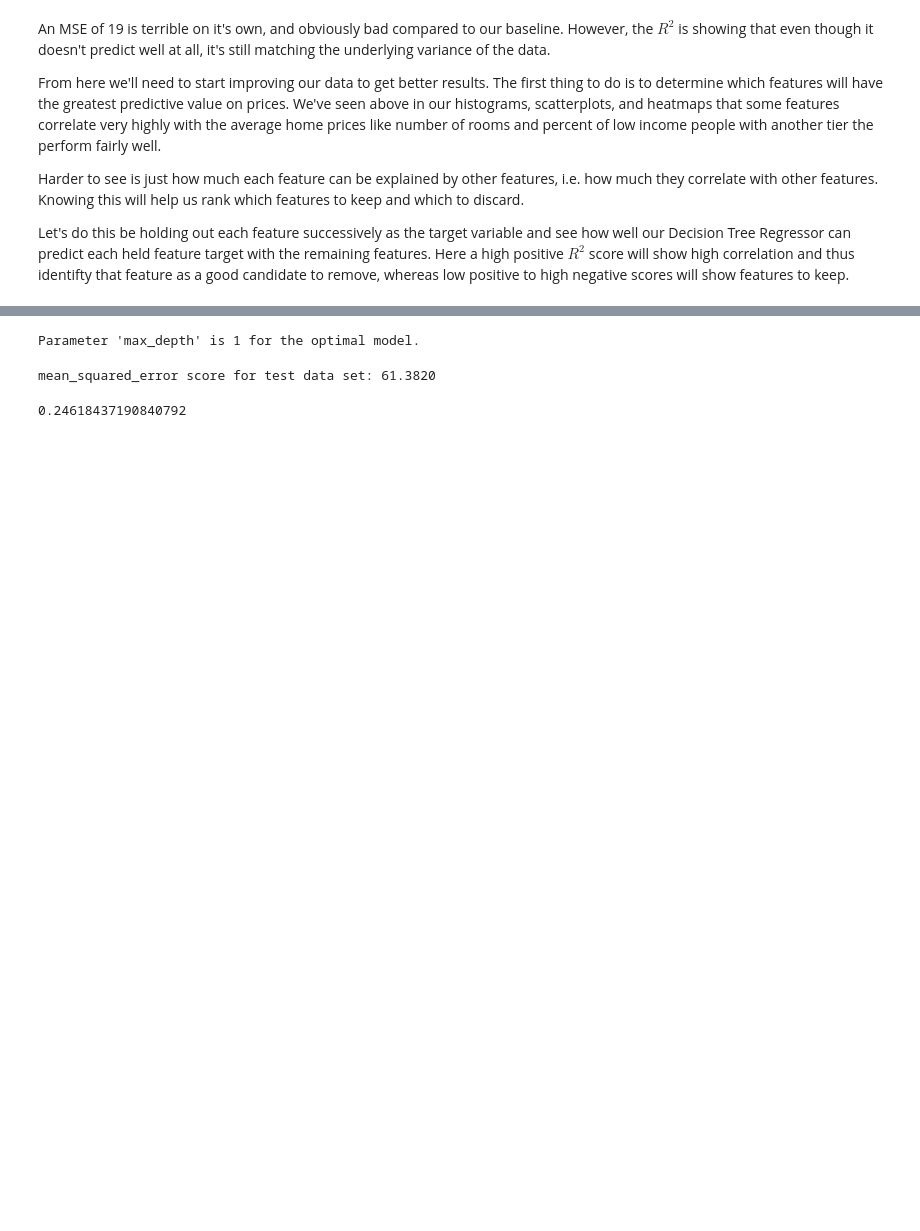
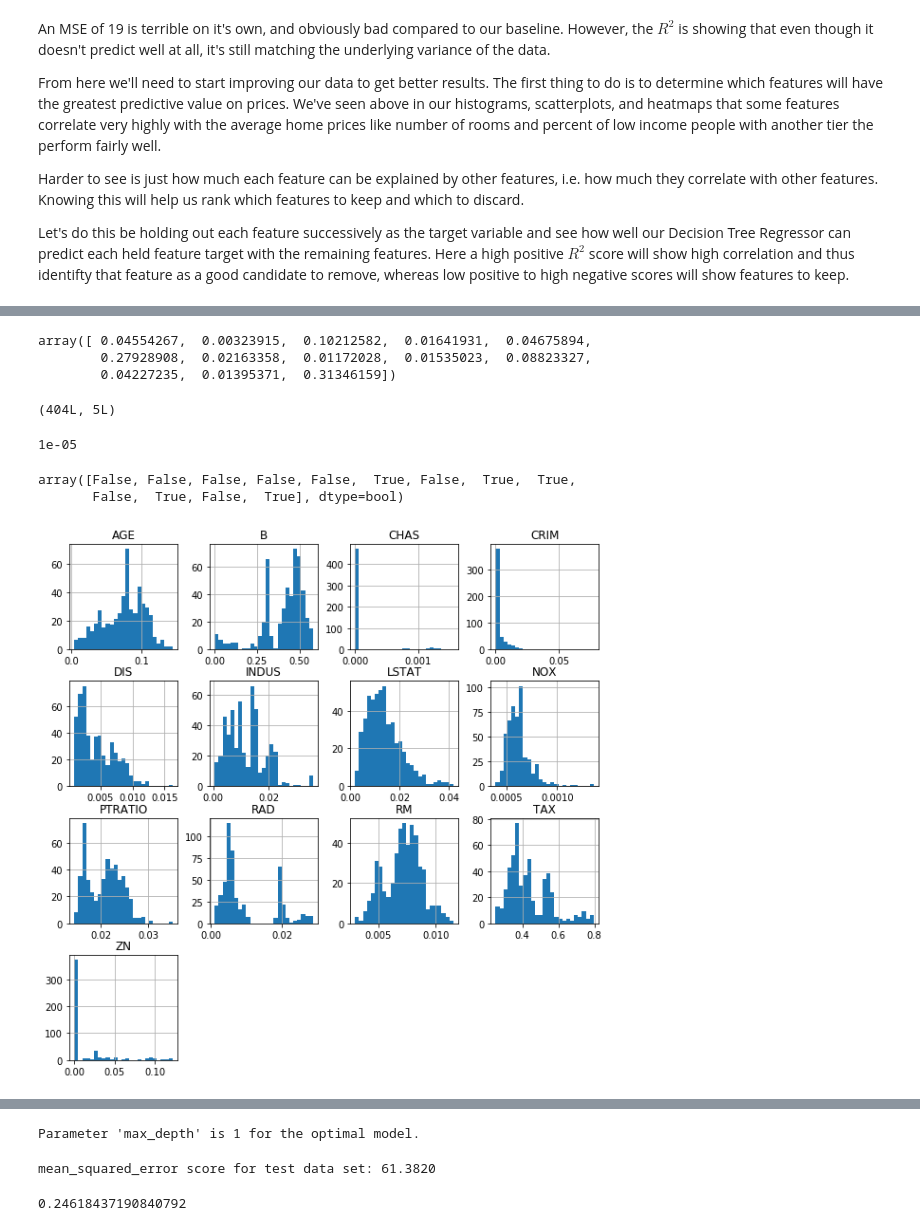
Before and after one commit to Tashwini12/Boston-Housing, a Jupyter notebook: boston_housing.ipynb, the cells around one changed output, grey strips where cells are left out. Saved outputs shown, nothing was run; the diff lists cells and outputs as text; code cells hidden in the pictures; blank space fills up the shorter version.

Commit message:
updates: feature selection

```diff
--- a/boston_housing.ipynb
+++ b/boston_housing.ipynb
@@ -517,0 +544,35 @@ rank_scores
+# %%
+etc.fit(X_train,y_train)
+model = SelectFromModel(etc, prefit=True)
+X_train_new = model.transform(X_train)
+etc.feature_importances_
+# %% [output]
+array([ 0.04554267,  0.00323915,  0.10212582,  0.01641931,  0.04675894,
+        0.27928908,  0.02163358,  0.01172028,  0.01535023,  0.08823327,
+        0.04227235,  0.01395371,  0.31346159])
+# %%
+lcv = LassoCV()
+model = SelectFromModel(lcv, threshold=0.1)
+X_train_new = model.fit_transform(X_train, y_train)
+X_train_new.shape
+# %% [output]
+(404L, 5L)
+# %%
+model.threshold_
+# %% [output]
+1e-05
+# %%
+model.get_support()
+# %% [output]
+array([False, False, False, False, False,  True, False,  True,  True,
+       False,  True, False,  True], dtype=bool)
+# %%
+normal = preprocessing.Normalizer(norm='l1')
+# %%
+features_scale['AGE'] = normal.fit_transform(features['AGE'].reshape(-1,1))
+# %%
+features_scale[features_scale.columns] = normal.fit_transform(features[features.columns])
+# %%
+features_scale.hist(bins=25, figsize=(10,10));
+# %% [output]
+[figure, added]
```
Also changed, not shown: parts of 30 cells of this notebook.
